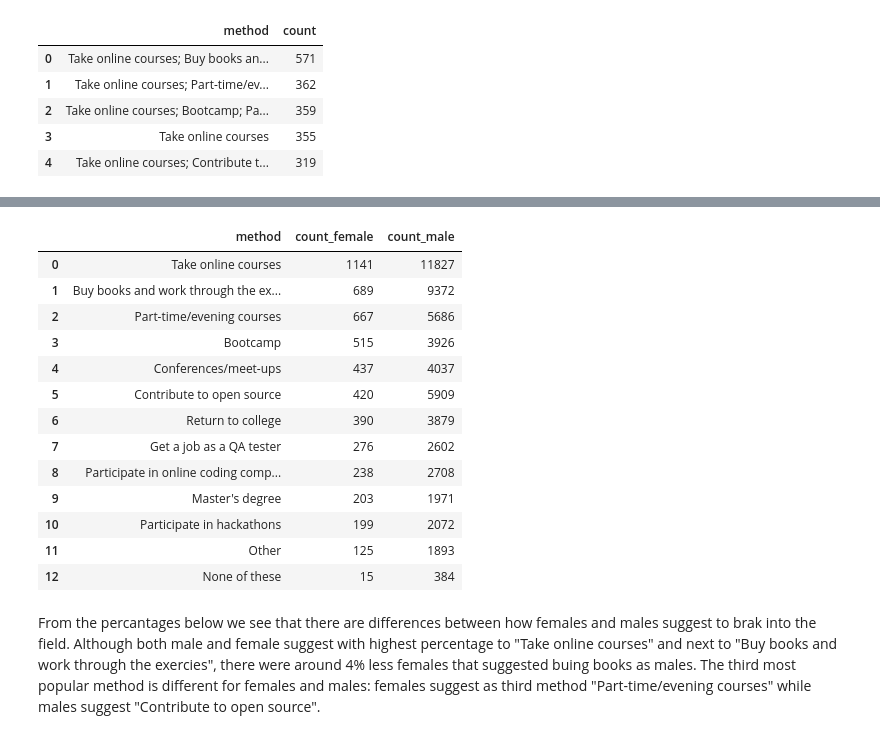
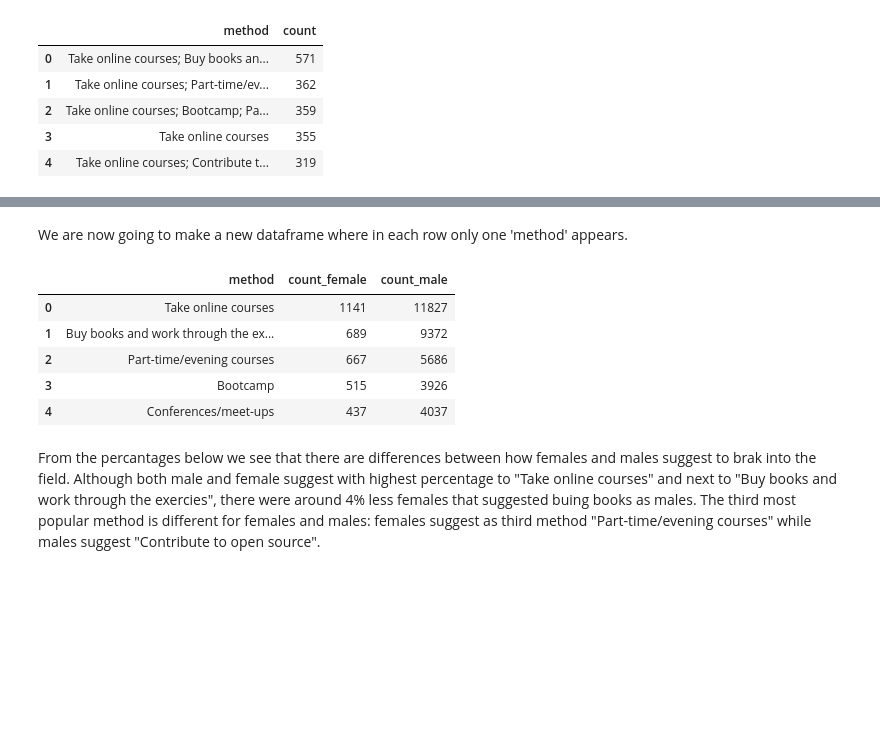
Before and after one commit to iris-theof/stackoverflow, a Jupyter notebook: HowToBreakIntoTheFieldFemaleMale.ipynb, the cells around one changed output, grey strips where cells are left out. Saved outputs shown, nothing was run; the diff lists cells and outputs as text; code cells hidden in the pictures; blank space fills up the shorter version.

```diff
--- a/HowToBreakIntoTheFieldFemaleMale.ipynb
+++ b/HowToBreakIntoTheFieldFemaleMale.ipynb
@@ -91,25 +56,2 @@ def total_count(df, col1, col2, look_for):
-# %%
-# Now we can use our function and take a look at the results
-# Looks like good news for Udacity - most individuals think that you
-# should take online courses
-
-
-study_df_female = total_count(study_female, 'method', 'count', possible_vals)
-study_df_male = total_count(study_male, 'method', 'count', possible_vals)
-study_df = pd.merge(study_df_female, study_df_male, suffixes=('_female','_male'), on='method',  )
-study_df
-# %% [output]
-|  | method | count_female | count_male |
-| 0 | Take online courses | 1141 | 11827 |
-| 1 | Buy books and work through the ex... | 689 | 9372 |
-| 2 | Part-time/evening courses | 667 | 5686 |
-| 3 | Bootcamp | 515 | 3926 |
-| 4 | Conferences/meet-ups | 437 | 4037 |
-| 5 | Contribute to open source | 420 | 5909 |
-| 6 | Return to college | 390 | 3879 |
-| 7 | Get a job as a QA tester | 276 | 2602 |
-| 8 | Participate in online coding comp... | 238 | 2708 |
-| 9 | Master's degree | 203 | 1971 |
-| 10 | Participate in hackathons | 199 | 2072 |
-| 11 | Other | 125 | 1893 |
-| 12 | None of these | 15 | 384 |
+# %% [markdown]
+We are now going to make a new dataframe where in each row only one 'method' appears.
@@ -116,3 +61,18 @@ study_df
+# %%
+study_df_female = df_cousin_long[df_cousin_long['Gender']=='Female']['method'].value_counts().reset_index()
+study_df_male = df_cousin_long[df_cousin_long['Gender']=='Male']['method'].value_counts().reset_index()
+study_df_female.rename(columns={'index': 'method', 'method': 'count'}, inplace=True)
+study_df_male.rename(columns={'index': 'method', 'method': 'count'}, inplace=True)
+
+study_df = pd.merge(study_df_female, study_df_male, suffixes=('_female','_male'), on='method',  )
+study_df.head()
+# %% [output]
+|  | method | count_female | count_male |
+| 0 | Take online courses | 1141 | 11827 |
+| 1 | Buy books and work through the ex... | 689 | 9372 |
+| 2 | Part-time/evening courses | 667 | 5686 |
+| 3 | Bootcamp | 515 | 3926 |
+| 4 | Conferences/meet-ups | 437 | 4037 |
 # %% [markdown]
 From the percantages below we see that there are differences between how females and males suggest to brak into the field. Although both male and female suggest with highest percentage to "Take online courses" and next to "Buy books and work through the exercies", there were around 4% less females that suggested buing books as males. The third most popular method is different for females and males: females suggest as third method "Part-time/evening courses" while males suggest "Contribute to open source".
 # %%
```
Also changed, not shown: parts of 30 cells of this notebook, 1 other file.
